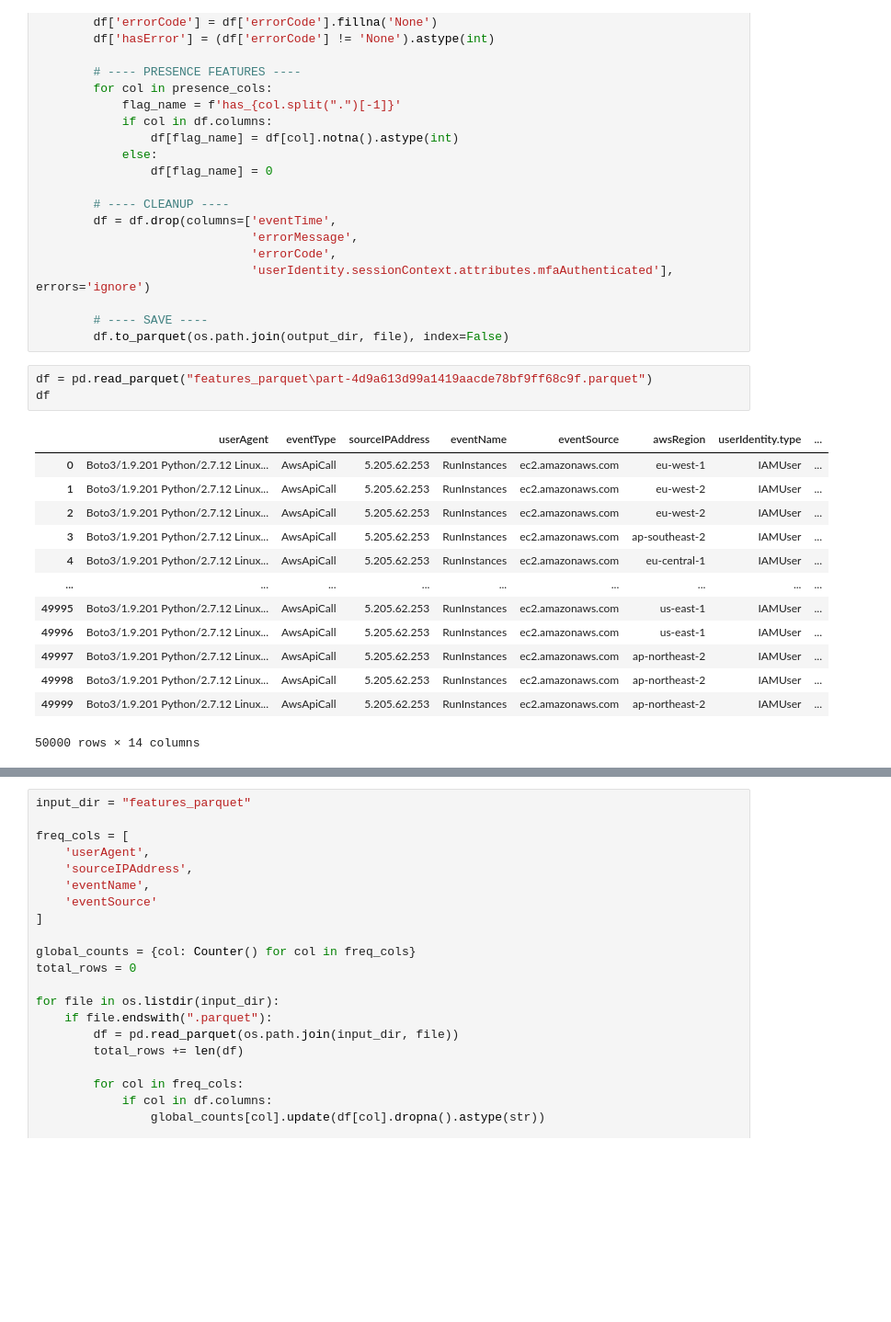
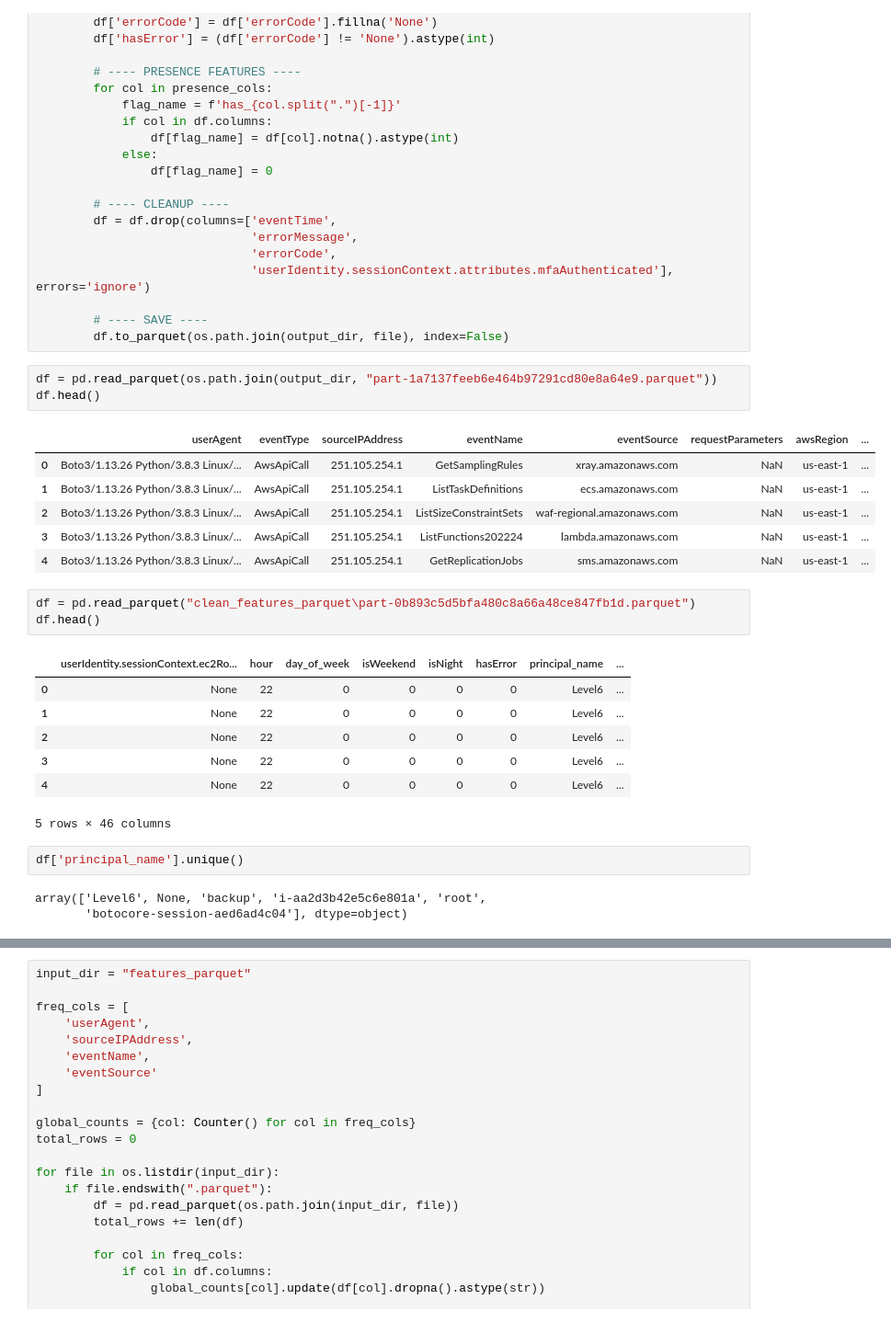
Before and after one commit to ChristabelAtieno/threat-hunting-project, a Jupyter notebook: notebook/threat hunting.ipynb, the cells around one changed output, grey strips where cells are left out. Shown at 92% size. Saved outputs shown, nothing was run; the diff lists cells and outputs as text; blank space fills up the shorter version.

```diff
--- a/notebook/threat hunting.ipynb
+++ b/notebook/threat hunting.ipynb
@@ -171,20 +147,29 @@ for file in sorted(os.listdir(input_dir)):
 
         # ---- SAVE ----
         df.to_parquet(os.path.join(output_dir, file), index=False)
-# %%
-df = pd.read_parquet("features_parquet\part-4d9a613d99a1419aacde78bf9ff68c9f.parquet")
-df
-# %% [output]
-|  | userAgent | eventType | sourceIPAddress | eventName | eventSource | awsRegion | userIdentity.type | ... |
-| 0 | Boto3/1.9.201 Python/2.7.12 Linux... | AwsApiCall | 5.205.62.253 | RunInstances | ec2.amazonaws.com | eu-west-1 | IAMUser | ... |
-| 1 | Boto3/1.9.201 Python/2.7.12 Linux... | AwsApiCall | 5.205.62.253 | RunInstances | ec2.amazonaws.com | eu-west-2 | IAMUser | ... |
-| 2 | Boto3/1.9.201 Python/2.7.12 Linux... | AwsApiCall | 5.205.62.253 | RunInstances | ec2.amazonaws.com | eu-west-2 | IAMUser | ... |
-| 3 | Boto3/1.9.201 Python/2.7.12 Linux... | AwsApiCall | 5.205.62.253 | RunInstances | ec2.amazonaws.com | ap-southeast-2 | IAMUser | ... |
-| 4 | Boto3/1.9.201 Python/2.7.12 Linux... | AwsApiCall | 5.205.62.253 | RunInstances | ec2.amazonaws.com | eu-central-1 | IAMUser | ... |
-| ... | ... | ... | ... | ... | ... | ... | ... | ... |
-| 49995 | Boto3/1.9.201 Python/2.7.12 Linux... | AwsApiCall | 5.205.62.253 | RunInstances | ec2.amazonaws.com | us-east-1 | IAMUser | ... |
-| 49996 | Boto3/1.9.201 Python/2.7.12 Linux... | AwsApiCall | 5.205.62.253 | RunInstances | ec2.amazonaws.com | us-east-1 | IAMUser | ... |
-| 49997 | Boto3/1.9.201 Python/2.7.12 Linux... | AwsApiCall | 5.205.62.253 | RunInstances | ec2.amazonaws.com | ap-northeast-2 | IAMUser | ... |
-| 49998 | Boto3/1.9.201 Python/2.7.12 Linux... | AwsApiCall | 5.205.62.253 | RunInstances | ec2.amazonaws.com | ap-northeast-2 | IAMUser | ... |
-| 49999 | Boto3/1.9.201 Python/2.7.12 Linux... | AwsApiCall | 5.205.62.253 | RunInstances | ec2.amazonaws.com | ap-northeast-2 | IAMUser | ... |
-50000 rows × 14 columns
+# %%
+df = pd.read_parquet(os.path.join(output_dir, "part-1a7137feeb6e464b97291cd80e8a64e9.parquet"))
+df.head()
+# %% [output]
+|  | userAgent | eventType | sourceIPAddress | eventName | eventSource | requestParameters | awsRegion | ... |
+| 0 | Boto3/1.13.26 Python/3.8.3 Linux/... | AwsApiCall | 251.105.254.1 | GetSamplingRules | xray.amazonaws.com | NaN | us-east-1 | ... |
+| 1 | Boto3/1.13.26 Python/3.8.3 Linux/... | AwsApiCall | 251.105.254.1 | ListTaskDefinitions | ecs.amazonaws.com | NaN | us-east-1 | ... |
+| 2 | Boto3/1.13.26 Python/3.8.3 Linux/... | AwsApiCall | 251.105.254.1 | ListSizeConstraintSets | waf-regional.amazonaws.com | NaN | us-east-1 | ... |
+| 3 | Boto3/1.13.26 Python/3.8.3 Linux/... | AwsApiCall | 251.105.254.1 | ListFunctions202224 | lambda.amazonaws.com | NaN | us-east-1 | ... |
+| 4 | Boto3/1.13.26 Python/3.8.3 Linux/... | AwsApiCall | 251.105.254.1 | GetReplicationJobs | sms.amazonaws.com | NaN | us-east-1 | ... |
+# %%
+df = pd.read_parquet("clean_features_parquet\part-0b893c5d5bfa480c8a66a48ce847fb1d.parquet")
+df.head()
+# %% [output]
+|  | userIdentity.sessionContext.ec2Ro... | hour | day_of_week | isWeekend | isNight | hasError | principal_name | ... |
+| 0 | None | 22 | 0 | 0 | 0 | 0 | Level6 | ... |
+| 1 | None | 22 | 0 | 0 | 0 | 0 | Level6 | ... |
+| 2 | None | 22 | 0 | 0 | 0 | 0 | Level6 | ... |
+| 3 | None | 22 | 0 | 0 | 0 | 0 | Level6 | ... |
+| 4 | None | 22 | 0 | 0 | 0 | 0 | Level6 | ... |
+5 rows × 46 columns
+# %%
+df['principal_name'].unique()
+# %% [output]
+array(['Level6', None, 'backup', 'i-aa2d3b42e5c6e801a', 'root',
+       'botocore-session-aed6ad4c04'], dtype=object)
```
Also changed, not shown: parts of 3 cells of this notebook, 6 other files.
